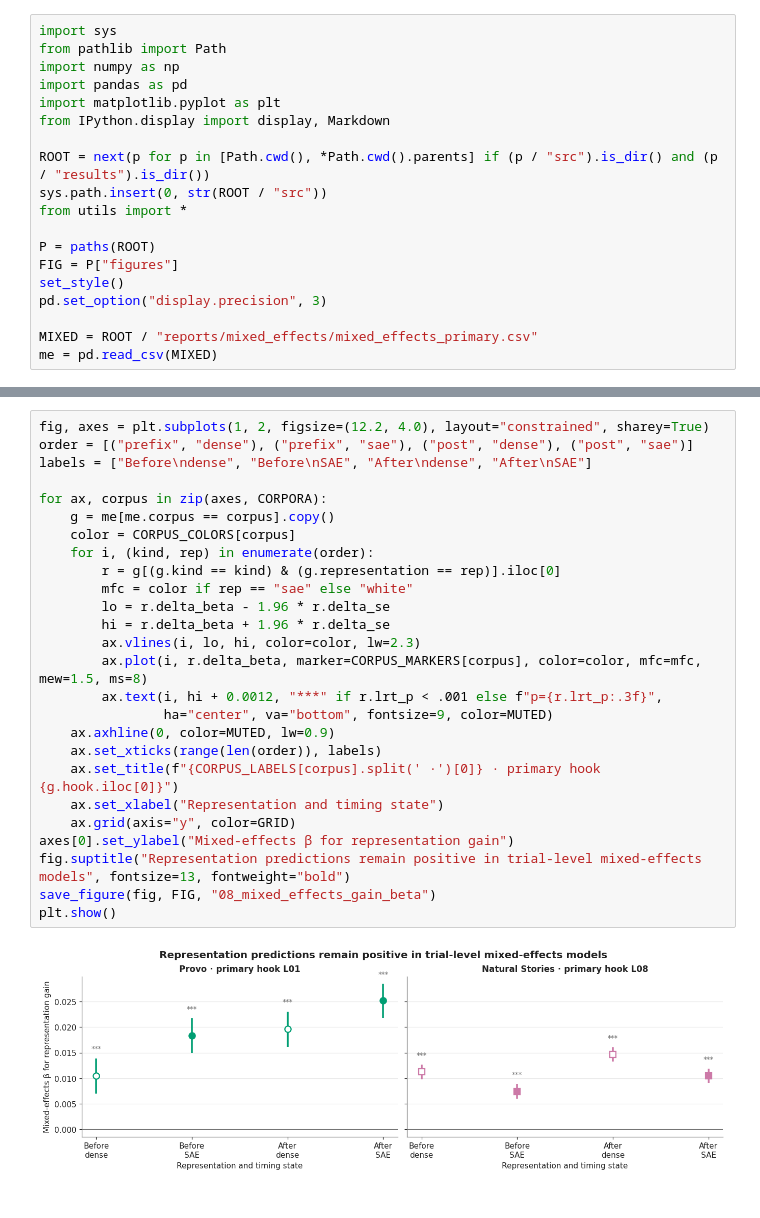
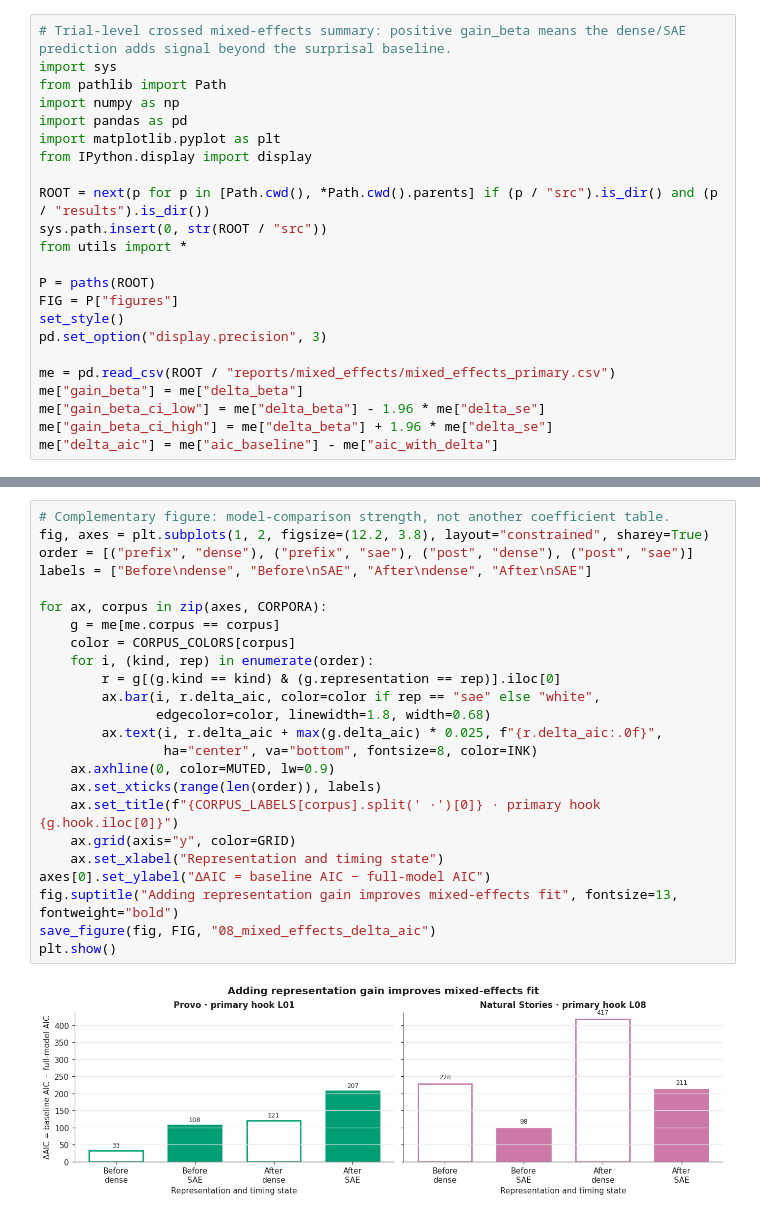
Before and after one commit to theraSara/saert, a Jupyter notebook: notebooks/08_mixed_effects.ipynb, the cells around one changed output, grey strips where cells are left out. Drawn from its saved outputs; the diff is of its cells as text.

Commit message:
Polish robustness tables and meeting notes

```diff
--- a/notebooks/08_mixed_effects.ipynb
+++ b/notebooks/08_mixed_effects.ipynb
@@ -5,10 +3,11 @@ This notebook presents a trial-level mixed-effects check for the selected primar
 # %%
+# Trial-level crossed mixed-effects summary: positive gain_beta means the dense/SAE prediction adds signal beyond the surprisal baseline.
 import sys
 from pathlib import Path
 import numpy as np
 import pandas as pd
 import matplotlib.pyplot as plt
-from IPython.display import display, Markdown
+from IPython.display import display
 
 ROOT = next(p for p in [Path.cwd(), *Path.cwd().parents] if (p / "src").is_dir() and (p / "results").is_dir())
 sys.path.insert(0, str(ROOT / "src"))
@@ -19,5 +18,8 @@ FIG = P["figures"]
 set_style()
 pd.set_option("display.precision", 3)
 
-MIXED = ROOT / "reports/mixed_effects/mixed_effects_primary.csv"
-me = pd.read_csv(MIXED)
+me = pd.read_csv(ROOT / "reports/mixed_effects/mixed_effects_primary.csv")
+me["gain_beta"] = me["delta_beta"]
+me["gain_beta_ci_low"] = me["delta_beta"] - 1.96 * me["delta_se"]
+me["gain_beta_ci_high"] = me["delta_beta"] + 1.96 * me["delta_se"]
+me["delta_aic"] = me["aic_baseline"] - me["aic_with_delta"]
@@ -70,28 +53,26 @@ The y-axis is the fixed-effect coefficient for the representation-gain term. The
 # %%
-fig, axes = plt.subplots(1, 2, figsize=(12.2, 4.0), layout="constrained", sharey=True)
+# Complementary figure: model-comparison strength, not another coefficient table.
+fig, axes = plt.subplots(1, 2, figsize=(12.2, 3.8), layout="constrained", sharey=True)
 order = [("prefix", "dense"), ("prefix", "sae"), ("post", "dense"), ("post", "sae")]
 labels = ["Before\ndense", "Before\nSAE", "After\ndense", "After\nSAE"]
 
 for ax, corpus in zip(axes, CORPORA):
-    g = me[me.corpus == corpus].copy()
+    g = me[me.corpus == corpus]
     color = CORPUS_COLORS[corpus]
     for i, (kind, rep) in enumerate(order):
         r = g[(g.kind == kind) & (g.representation == rep)].iloc[0]
-        mfc = color if rep == "sae" else "white"
-        lo = r.delta_beta - 1.96 * r.delta_se
-        hi = r.delta_beta + 1.96 * r.delta_se
-        ax.vlines(i, lo, hi, color=color, lw=2.3)
-        ax.plot(i, r.delta_beta, marker=CORPUS_MARKERS[corpus], color=color, mfc=mfc, mew=1.5, ms=8)
-        ax.text(i, hi + 0.0012, "***" if r.lrt_p < .001 else f"p={r.lrt_p:.3f}",
-                ha="center", va="bottom", fontsize=9, color=MUTED)
+        ax.bar(i, r.delta_aic, color=color if rep == "sae" else "white",
+               edgecolor=color, linewidth=1.8, width=0.68)
+        ax.text(i, r.delta_aic + max(g.delta_aic) * 0.025, f"{r.delta_aic:.0f}",
+                ha="center", va="bottom", fontsize=8, color=INK)
     ax.axhline(0, color=MUTED, lw=0.9)
     ax.set_xticks(range(len(order)), labels)
     ax.set_title(f"{CORPUS_LABELS[corpus].split(' ·')[0]} · primary hook {g.hook.iloc[0]}")
+    ax.grid(axis="y", color=GRID)
     ax.set_xlabel("Representation and timing state")
-    ax.grid(axis="y", color=GRID)
-axes[0].set_ylabel("Mixed-effects β for representation gain")
-fig.suptitle("Representation predictions remain positive in trial-level mixed-effects models", fontsize=13, fontweight="bold")
-save_figure(fig, FIG, "08_mixed_effects_gain_beta")
+axes[0].set_ylabel("ΔAIC = baseline AIC − full-model AIC")
+fig.suptitle("Adding representation gain improves mixed-effects fit", fontsize=13, fontweight="bold")
+save_figure(fig, FIG, "08_mixed_effects_delta_aic")
 plt.show()
 # %% [output]
-[figure, old version]
+[figure, new version]
```
Also changed, not shown: parts of 8 cells of this notebook, 6 other files.
